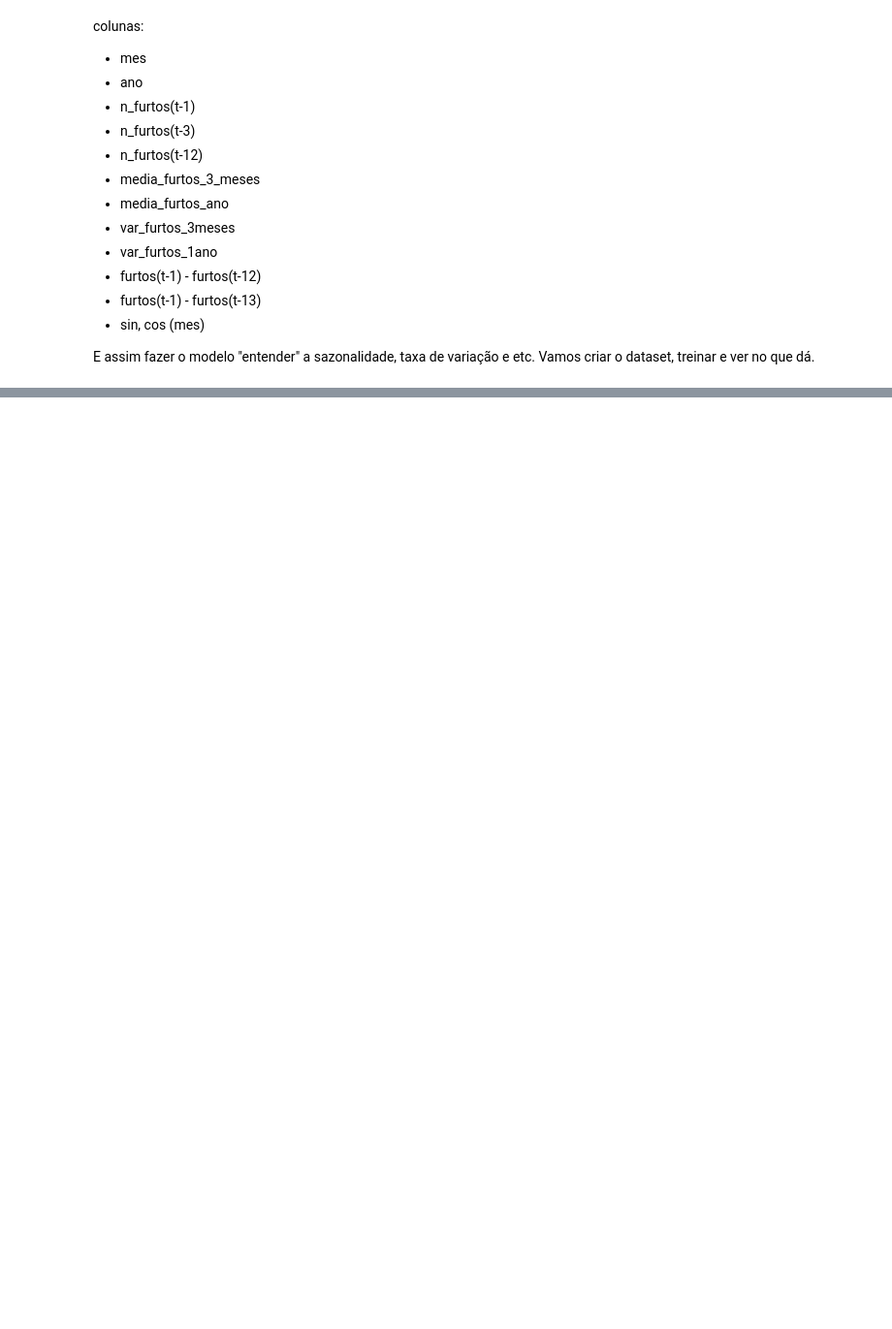
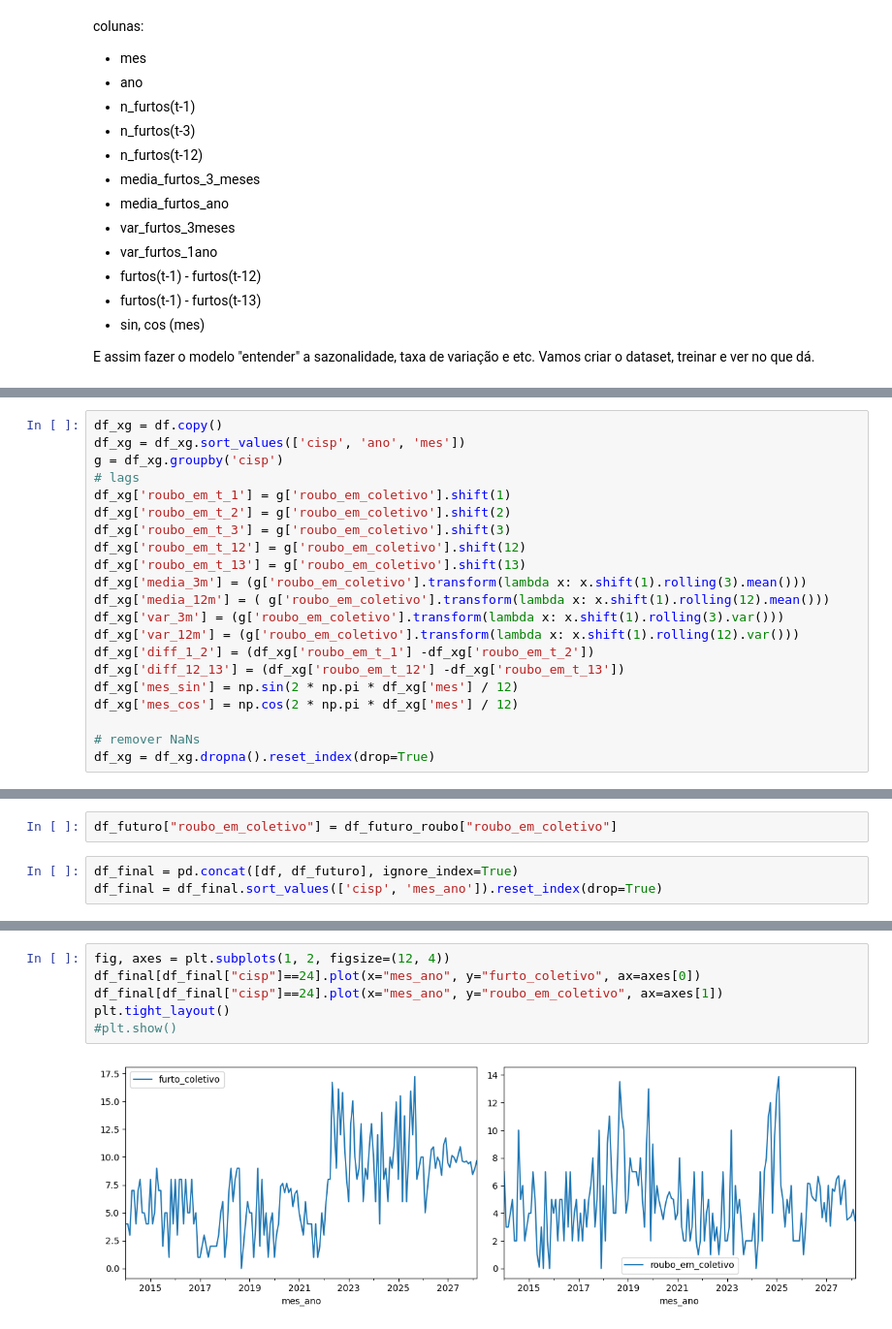
Before and after one commit to E-rhari/UFRJ-Analytica-PS-2026.1-Grupo-U, a Jupyter notebook: notebooks/modelo_previsao.ipynb, the cells around one changed output, grey strips where cells are left out. Shown at 97% size. Drawn from its saved outputs; the diff is of its cells as text; blank space fills up the shorter version.

```diff
--- a/notebooks/modelo_previsao.ipynb
+++ b/notebooks/modelo_previsao.ipynb
@@ -408,0 +415,21 @@ forecast[:24]
+# %%
+df_xg = df.copy()
+df_xg = df_xg.sort_values(['cisp', 'ano', 'mes'])
+g = df_xg.groupby('cisp')
+# lags
+df_xg['roubo_em_t_1'] = g['roubo_em_coletivo'].shift(1)
+df_xg['roubo_em_t_2'] = g['roubo_em_coletivo'].shift(2)
+df_xg['roubo_em_t_3'] = g['roubo_em_coletivo'].shift(3)
+df_xg['roubo_em_t_12'] = g['roubo_em_coletivo'].shift(12)
+df_xg['roubo_em_t_13'] = g['roubo_em_coletivo'].shift(13)
+df_xg['media_3m'] = (g['roubo_em_coletivo'].transform(lambda x: x.shift(1).rolling(3).mean()))
+df_xg['media_12m'] = ( g['roubo_em_coletivo'].transform(lambda x: x.shift(1).rolling(12).mean()))
+df_xg['var_3m'] = (g['roubo_em_coletivo'].transform(lambda x: x.shift(1).rolling(3).var()))
+df_xg['var_12m'] = (g['roubo_em_coletivo'].transform(lambda x: x.shift(1).rolling(12).var()))
+df_xg['diff_1_2'] = (df_xg['roubo_em_t_1'] -df_xg['roubo_em_t_2'])
+df_xg['diff_12_13'] = (df_xg['roubo_em_t_12'] -df_xg['roubo_em_t_13'])
+df_xg['mes_sin'] = np.sin(2 * np.pi * df_xg['mes'] / 12)
+df_xg['mes_cos'] = np.cos(2 * np.pi * df_xg['mes'] / 12)
+
+# remover NaNs
+df_xg = df_xg.dropna().reset_index(drop=True)
@@ -408,0 +573,5 @@ forecast[:24]
+# %%
+df_futuro["roubo_em_coletivo"] = df_futuro_roubo["roubo_em_coletivo"]
+# %%
+df_final = pd.concat([df, df_futuro], ignore_index=True)
+df_final = df_final.sort_values(['cisp', 'mes_ano']).reset_index(drop=True)
@@ -408,0 +594,8 @@ forecast[:24]
+# %%
+fig, axes = plt.subplots(1, 2, figsize=(12, 4))
+df_final[df_final["cisp"]==24].plot(x="mes_ano", y="furto_coletivo", ax=axes[0])
+df_final[df_final["cisp"]==24].plot(x="mes_ano", y="roubo_em_coletivo", ax=axes[1])
+plt.tight_layout()
+#plt.show()
+# %% [output]
+[figure, added]
```
Also changed, not shown: parts of 36 cells of this notebook, 1 other file.
